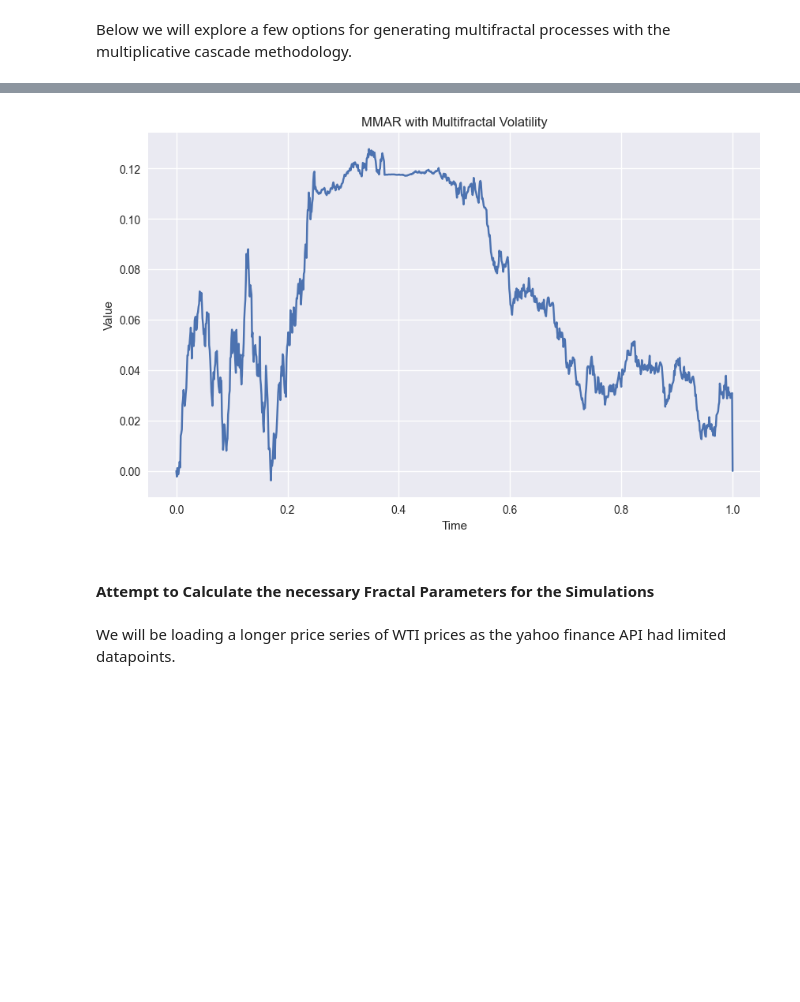
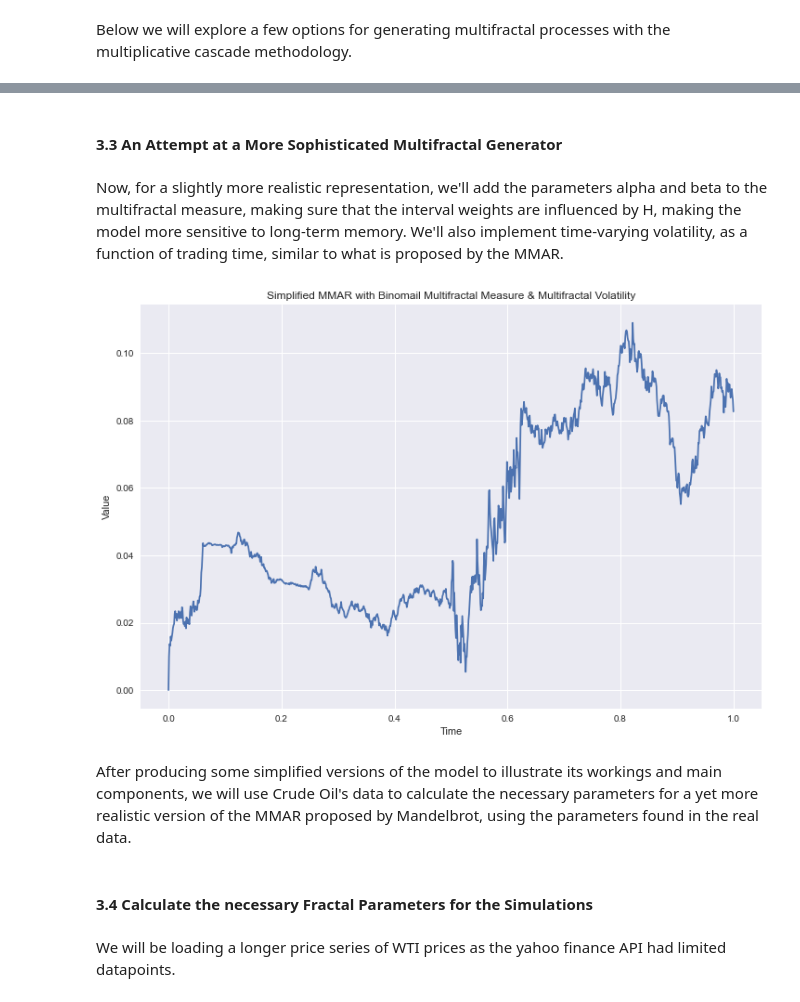
Before and after one commit to zucchero-fern/wqu_capstone_g3630, a Jupyter notebook: capstone_submission_6.ipynb, the cells around one changed output, grey strips where cells are left out. Cells and saved outputs as stored; diff of their text form; code cells hidden in the pictures; blank space fills up the shorter version.

```diff
--- a/capstone_submission_6.ipynb
+++ b/capstone_submission_6.ipynb
@@ -336,13 +342,18 @@ def generate_MMAR(hurst, num_intervals, mu, sigma, T, N):
             if a <= time_stamps[i] < b:
                 MMAR[i] = MMAR[i-1] + np.sqrt(dt / (b - a)) * np.random.normal(mu * dt, sigma * np.sqrt(dt))
 
+        # Correction step to ensure MMAR doesn't go negative
+        if MMAR[i] < 0:
+            MMAR[i] = 0.01  # Correcting to a small positive value
+
     return MMAR
 
+
 # Set the parameters
-hurst = 0.75
-num_intervals = 10
+hurst = 0.60
+num_intervals = 252
 mu = 0.1
-sigma = 0.2
+sigma = 0.40
 T = 1
 N = 1000
 
@@ -350,8 +361,8 @@ N = 1000
 MMAR = generate_MMAR(hurst, num_intervals, mu, sigma, T, N)
 
 # Plot the MMAR
-plt.figure(figsize=(10, 6))
-plt.plot(np.linspace(0, T, N), MMAR)
+plt.figure(figsize=(12, 8))
+plt.plot(np.linspace(0, T, N-1), MMAR[:-1])
 plt.xlabel('Time')
 plt.ylabel('Value')
 plt.title('Simplified MMAR')
@@ -361,3 +379,7 @@ plt.show()
+# %% [markdown]
+#### 3.3 An Attempt at a More Sophisticated Multifractal Generator
+# %% [markdown]
+Now, for a slightly more realistic representation, we'll add the parameters alpha and beta to the multifractal measure, making sure that the interval weights are influenced by H, making the model more sensitive to long-term memory. We'll also implement time-varying volatility, as a function of trading time, similar to what is proposed by the MMAR.
 # %%
 def generate_multifractal_measure(hurst, num_intervals):
     """
@@ -401,39 +423,44 @@ def generate_MMAR(hurst, num_intervals, mu, sigma, T, N):
     MMAR = np.zeros(N)
     dt = T / N
     time_stamps = np.linspace(0, T, N)
 
     # Apply measure to time series
     for i in range(1, N):
         for a, b, w in measure:
             if a <= time_stamps[i] < b:
                 dW = np.random.normal(0, np.sqrt(dt))
                 volatility = sigma * np.sqrt(w)
                 MMAR[i] = MMAR[i-1] + mu * w * dt + volatility * dW
+        # Correction step to ensure MMAR doesn't go negative
+        if MMAR[i] < 0:
+            MMAR[i] = 0.01  # Correcting to a small positive value
 
     return MMAR
 
 # Set the parameters
 hurst = 0.75
 num_intervals = 10
 mu = 0.1
 sigma = 0.2
 T = 1
 N = 1000
 
 # Generate MMAR
 MMAR = generate_MMAR(hurst, num_intervals, mu, sigma, T, N)
 
 # Plot the MMAR
-plt.figure(figsize=(10, 6))
-plt.plot(np.linspace(0, T, N), MMAR)
+plt.figure(figsize=(12, 8))
+plt.plot(np.linspace(0, T, N-1), MMAR[:-1])
 plt.xlabel('Time')
 plt.ylabel('Value')
-plt.title('MMAR with Multifractal Volatility')
+plt.title('Simplified MMAR with Binomail Multifractal Measure & Multifractal Volatility')
 plt.show()
 # %% [output]
-[figure, old version]
+[figure, new version]
+# %% [markdown]
+After producing some simplified versions of the model to illustrate its workings and main components, we will use Crude Oil's data to calculate the necessary parameters for a yet more realistic version of the MMAR proposed by Mandelbrot, using the parameters found in the real data.
 # %% [markdown]
-#### Attempt to Calculate the necessary Fractal Parameters for the Simulations
+#### 3.4 Calculate the necessary Fractal Parameters for the Simulations
 # %% [markdown]
 We will be loading a longer price series of WTI prices as the yahoo finance API had limited datapoints.
 # %% [markdown]
```
Also changed, not shown: parts of 7 cells of this notebook.
